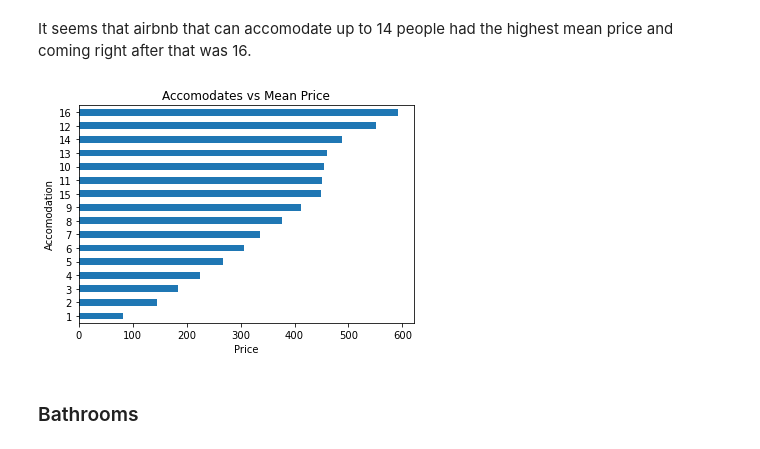
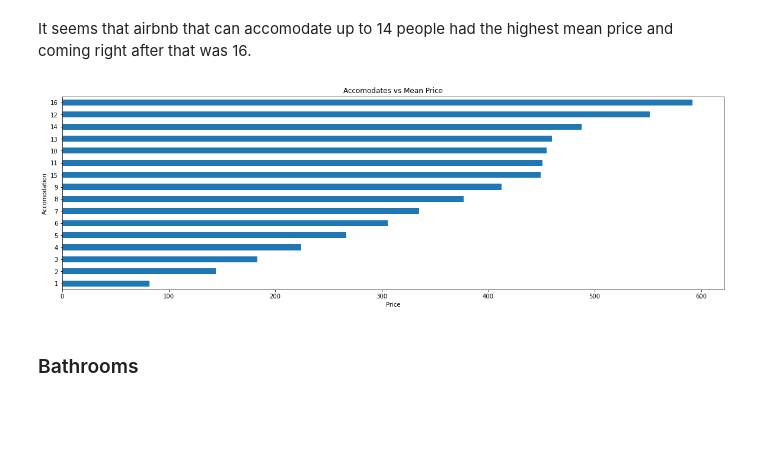
Before and after one commit to vishnu-ko/Predicting_AirBNB, a Jupyter notebook: EDA_02.ipynb, the cells around one changed output. Cells and saved outputs as stored; diff of their text form; code cells hidden in the pictures; blank space fills up the shorter version.

```diff
--- a/EDA_02.ipynb
+++ b/EDA_02.ipynb
@@ -230,12 +222,13 @@ plt.ylabel('Price');
 # %% [markdown]
 It seems that airbnb that can accomodate up to 14 people had the highest mean price and coming right after that was 16.
 # %%
+plt.figure(figsize = (20,6))
 df.groupby('accommodates').price.mean().sort_values(ascending = True).plot(kind='barh')
 plt.title('Accomodates vs Mean Price')
 plt.xlabel('Price')
 plt.ylabel('Accomodation');
 # %% [output]
-[figure, old version]
+[figure, new version]
 # %% [markdown]
 ### Bathrooms
 # %% [markdown]
```
Also changed, not shown: parts of 4 cells of this notebook, 2 other files.
